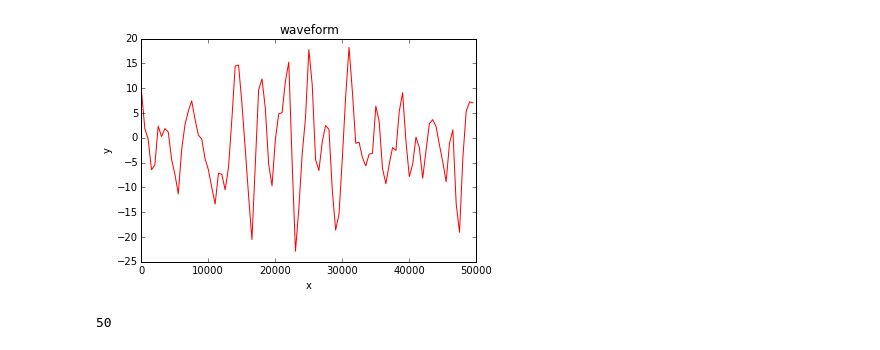
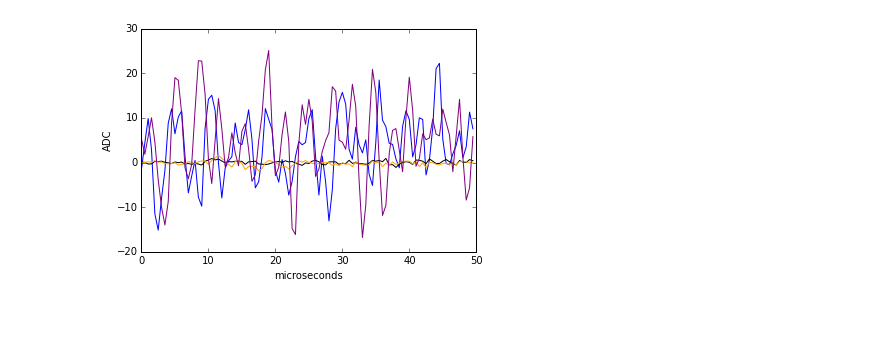
Before and after one commit to twongjirad/showstopper, a Jupyter notebook: scratch_fft.ipynb, the cells around one changed output. Saved outputs shown, nothing was run; the diff lists cells and outputs as text; code cells hidden in the pictures; blank space fills up the shorter version.

```diff
--- a/scratch_fft.ipynb
+++ b/scratch_fft.ipynb
@@ -13,7 +13,8 @@ pldf = pd.DataFrame( pl_arr )
 # %%
 print wfdf.columns
 print pldf.columns
-tdc = 500.0
+tdc = 0.500 # microseconds
+print tdc
 # %% [output]
 Index([u'crate', u'slot', u'femch', u'max_amp', u'npulse', u'ped_mean', u'ped_rms', u'wf'], dtype='object')
 Index([u'crate', u'slot', u'femch', u'ped_mean', u'ped_rms', u'amp', u'charge', u'tstart', u'width'], dtype='object')
@@ -75,0 +22,22 @@ array([ 2057.31811523,  2049.74536133,  2047.59094238, ...,  2038.71813965,
+# %%
+#ex = df[ df['max_amp']>100 ]
+#wfdf.query('crate==2 & slot==6 & femch==0')
+#sig_arr = wfdf.query('crate==2 & slot==6 & femch==0')['wf']
+# 7,4,0:
+queries = {'pulsed [2,6,0]':'crate==2 & slot==6 & femch==0',
+            'neighbor [2,6,2]':'crate==2 & slot==6 & femch==2',
+            'unrelated [4,6,2]':'crate==4 & slot==6 & femch==2',
+            'bad [7,4,0]':'crate==7 & slot==4 & femch==0',
+            'bad [6,9,10]':'crate==6 & slot==9 & femch==10'}
+colors = {'pulsed [2,6,0]':'red',
+          'neighbor [2,6,2]':'orange',
+            'unrelated [4,6,2]':'black',
+            'bad [7,4,0]':'blue',
+            'bad [6,9,10]':'purple'}
+arrs = {}
+ntdcs = 100
+T = 100*tdc
+for name,query in queries.items():
+    arrs[name] = wfdf.query( query )['wf'].values[0]
+print arrs.keys()
+print 'Period: ',T,'microseconds'
@@ -84,0 +49,9 @@ array([  9.45007324,   1.87731934,  -0.27709961, ...,  -9.14990234,
+# %%
+for name,arr in arrs.items():
+    arr[:] -= np.mean( arr[:10] )
+# %%
+plt.figure()
+sig = 'pulsed [2,6,0]'
+plt.plot(np.arange(0,tdc*len(arrs[sig][:100]), tdc), arrs[sig][:100], 'r',color=colors[sig])
+plt.xlabel('microseconds')
+plt.show()
@@ -85,17 +60,21 @@ array([  9.45007324,   1.87731934,  -0.27709961, ...,  -9.14990234,
 # %%
 plt.figure()
-plt.plot(np.arange(0,tdc*len(y[:100]), tdc), y[:100], 'r')
-plt.xlabel('x')
-plt.ylabel('y')
-plt.title('waveform')
+for name,arr in arrs.items():
+    if name==sig:
+        continue
+    plt.plot(np.arange(0,tdc*len(arr[:100]), tdc), arr[:100], 'r',color=colors[name])
+plt.xlabel('microseconds')
+plt.ylabel('ADC')
 plt.show()
 # %% [output]
-[figure, old version]
+[figure, new version]
 # %%
-xff = np.fft.fft( y[:100] )
-xffc = np.conjugate( xff )
-xx = np.sqrt(np.real(xff*xffc))
-nhalf = len(xx)/2
-nhalf
+# FFT
+fft_list = {}
+nhalves = {}
+for name,arr in arrs.items():
+    xff = np.fft.fft( arr[:100] )
+    xffc = np.conjugate( xff )
+    xx = np.sqrt(np.real(xff*xffc))
+    fft_list[name] = xx
+    nhalves[name] = int(len(xx)/2)
-# %% [output]
-50
```
Also changed, not shown: parts of 12 cells of this notebook.
